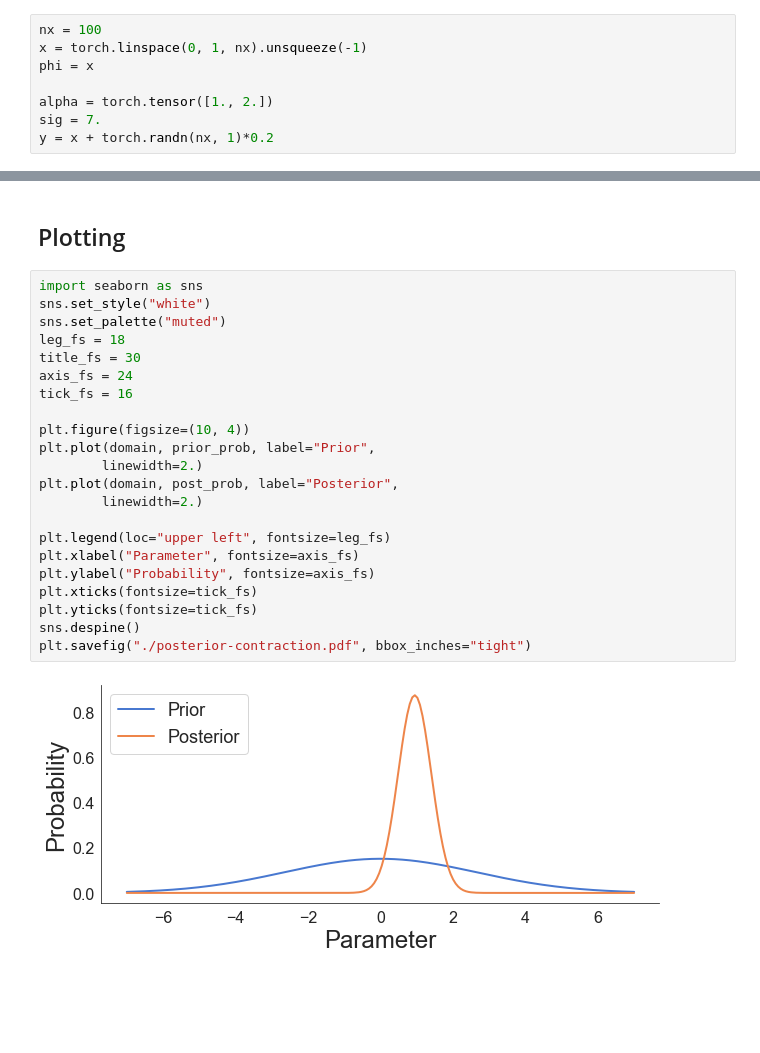
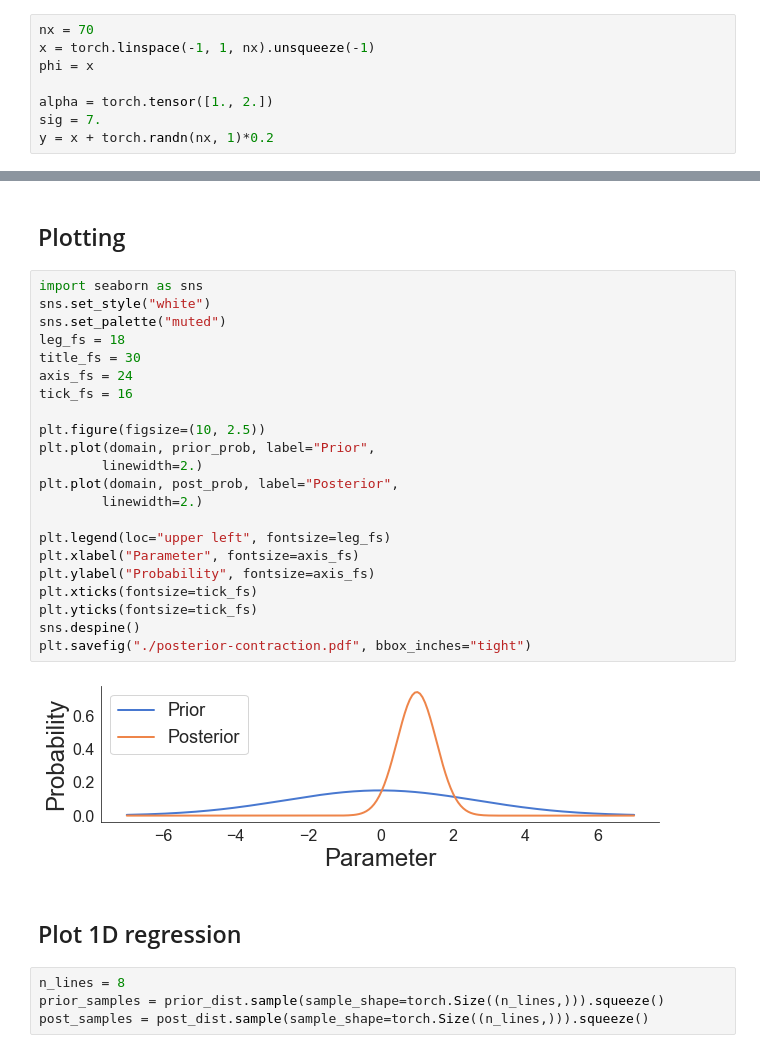
Before and after one commit to g-benton/hessian-eff-dim, a Jupyter notebook: experiments/blr/simple_plot.ipynb, the cells around one changed output, grey strips where cells are left out. Drawn from its saved outputs; the diff is of its cells as text; blank space fills up the shorter version.

Commit message:
updating plotting notebooks and runners

```diff
--- a/experiments/blr/simple_plot.ipynb
+++ b/experiments/blr/simple_plot.ipynb
@@ -15,8 +15,8 @@ def in_term(phi, sig, s_0):
 # %% [markdown]
 ## Setup Data
 # %%
-nx = 100
-x = torch.linspace(0, 1, nx).unsqueeze(-1)
+nx = 70
+x = torch.linspace(-1, 1, nx).unsqueeze(-1)
 phi = x
 
 alpha = torch.tensor([1., 2.])
@@ -59,24 +59,30 @@ post_prob = post_dist.log_prob(domain).exp().squeeze()
 # %%
 import seaborn as sns
 sns.set_style("white")
 sns.set_palette("muted")
 leg_fs = 18
 title_fs = 30
 axis_fs = 24
 tick_fs = 16
 
-plt.figure(figsize=(10, 4))
+plt.figure(figsize=(10, 2.5))
 plt.plot(domain, prior_prob, label="Prior",
         linewidth=2.)
 plt.plot(domain, post_prob, label="Posterior",
         linewidth=2.)
 
 plt.legend(loc="upper left", fontsize=leg_fs)
 plt.xlabel("Parameter", fontsize=axis_fs)
 plt.ylabel("Probability", fontsize=axis_fs)
 plt.xticks(fontsize=tick_fs)
 plt.yticks(fontsize=tick_fs)
 sns.despine()
 plt.savefig("./posterior-contraction.pdf", bbox_inches="tight")
 # %% [output]
-[figure, old version]
+[figure, new version]
+# %% [markdown]
+## Plot 1D regression
+# %%
+n_lines = 8
+prior_samples = prior_dist.sample(sample_shape=torch.Size((n_lines,))).squeeze()
+post_samples = post_dist.sample(sample_shape=torch.Size((n_lines,))).squeeze()
```
Also changed, not shown: parts of 4 cells of this notebook, 4 other files.
